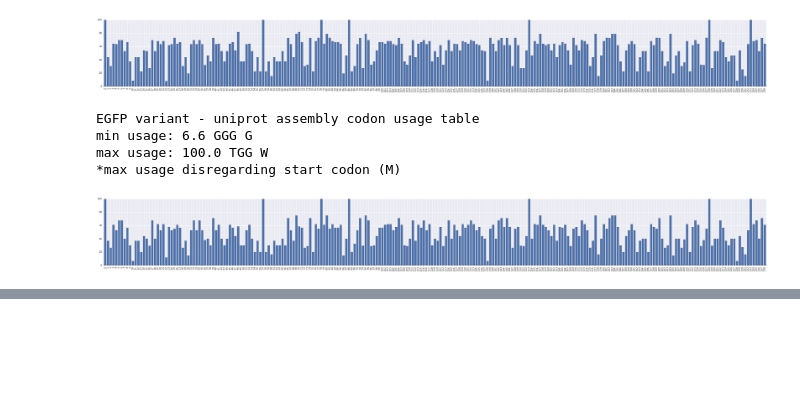
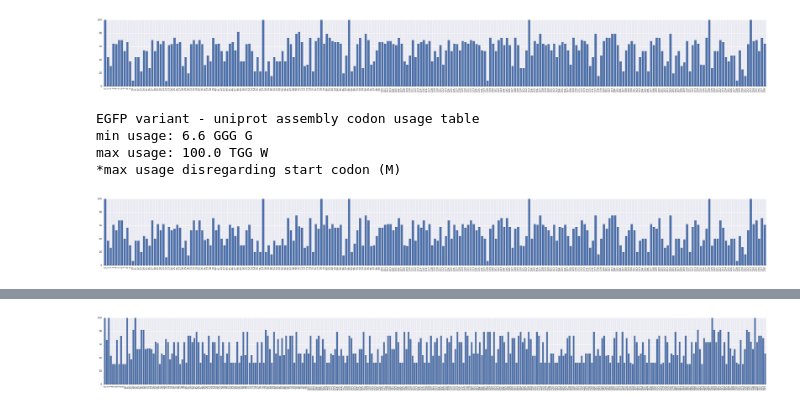
Before and after one commit to damiankao/mlig-regeneration-transcriptome, a Jupyter notebook: misc/codon-usage.ipynb, the cells around one changed output, grey strips where cells are left out. Cells and saved outputs as stored; diff of their text form; code cells hidden in the pictures; blank space fills up the shorter version.

```diff
--- a/misc/codon-usage.ipynb
+++ b/misc/codon-usage.ipynb
@@ -147,0 +222,6 @@ max usage: 100.0 TGG W
+# %%
+optEgfp = ''.join([x[0] for x in optimalCodon(egfp, usage, optimalUsage)])
+print 'EGFP - optimal codon usage'
+print optEgfp
+usageStat(optEgfp, usage)
+# %% [output]
@@ -147,0 +233 @@ max usage: 100.0 TGG W
+[figure, added]
```
Also changed, not shown: parts of 10 cells of this notebook.
